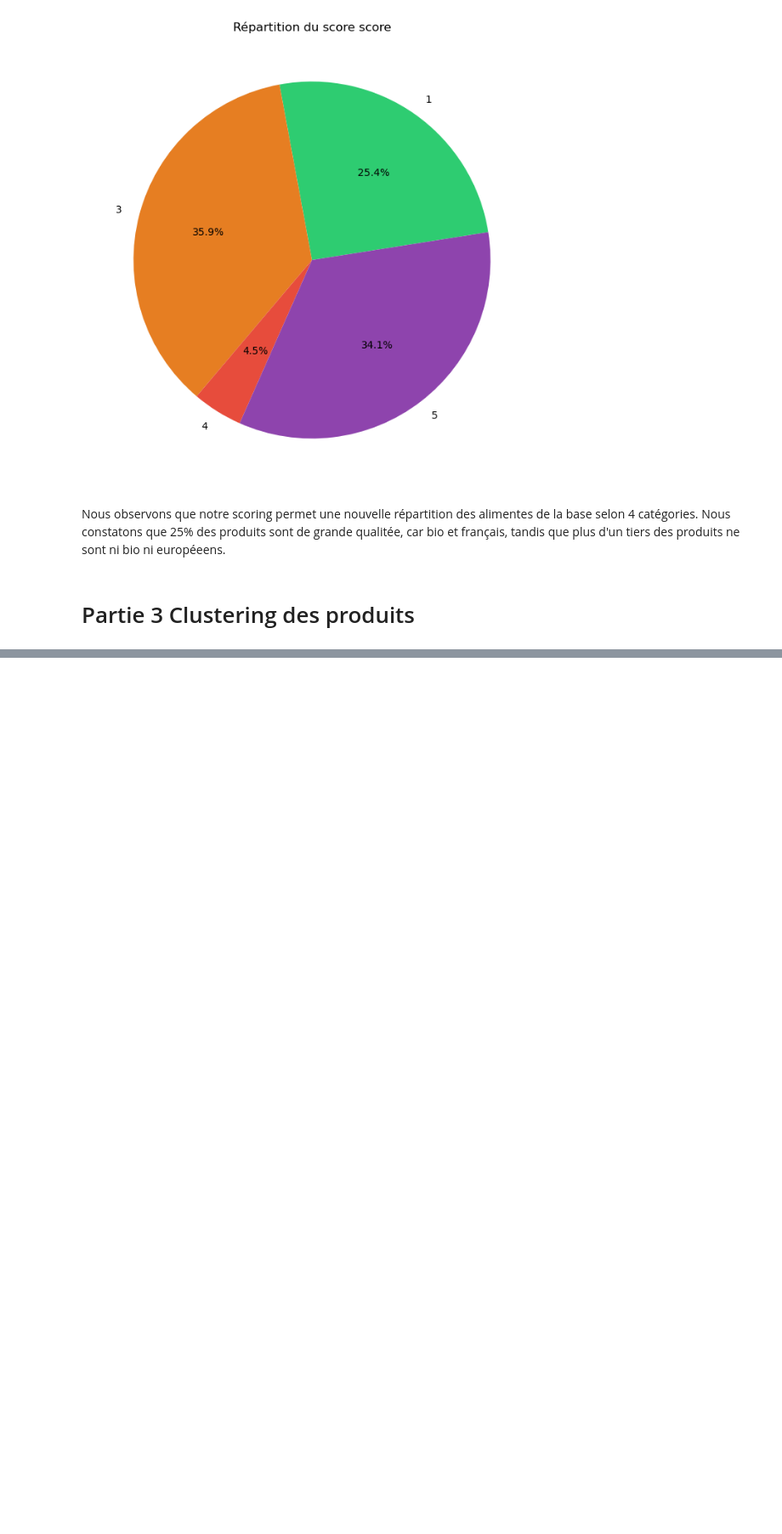
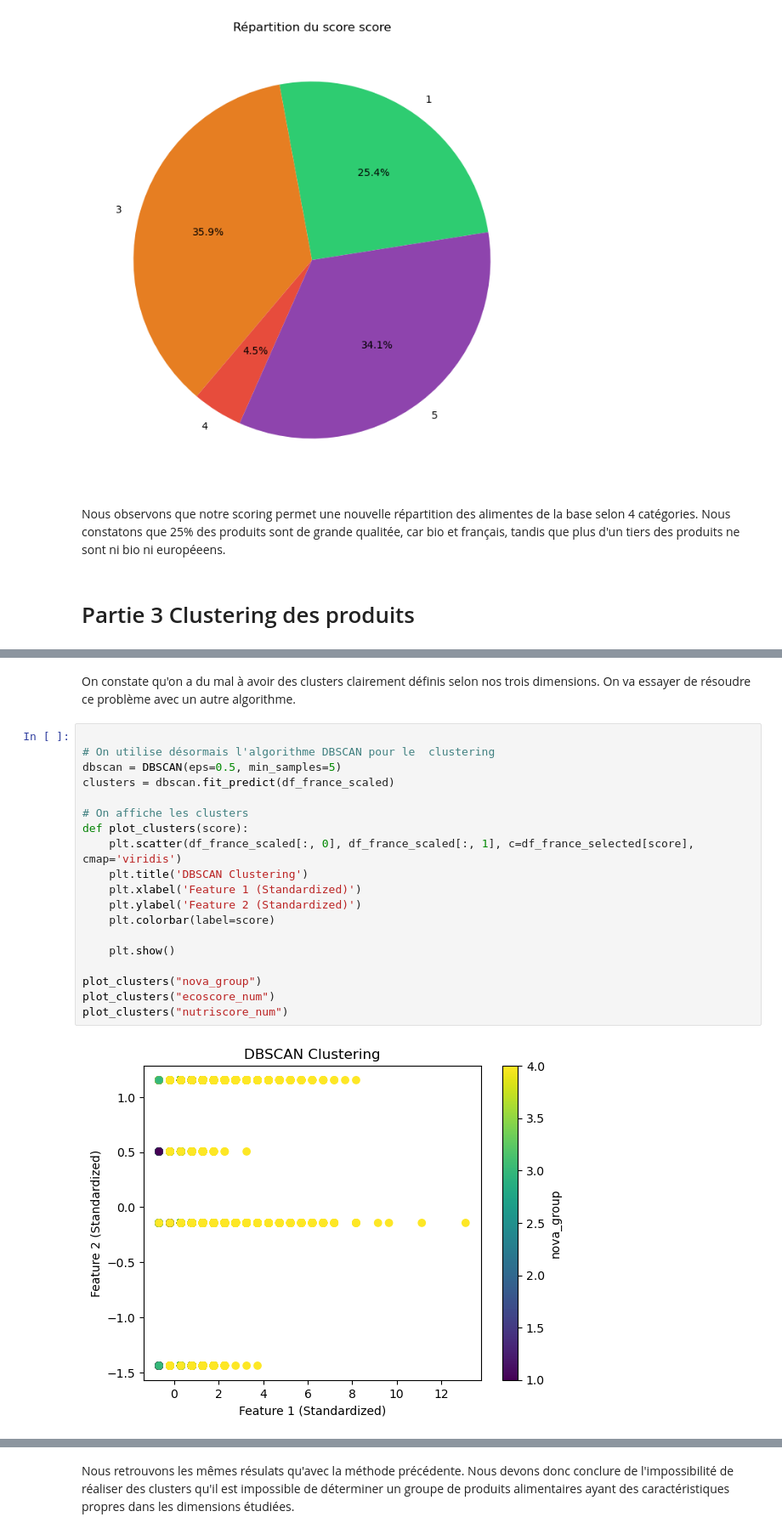
Before and after one commit to ashxivy/Projet-Python-pour-la-data-science, a Jupyter notebook: Le Nutri-Score permet il de bien consommer.ipynb, the cells around one changed output, grey strips where cells are left out. Shown at 85% size. Cells and saved outputs as stored; diff of their text form; blank space fills up the shorter version.

```diff
--- a/Le Nutri-Score permet il de bien consommer.ipynb
+++ b/Le Nutri-Score permet il de bien consommer.ipynb
@@ -1061,0 +1076,23 @@ plt.show()
+# %% [markdown]
+On constate qu'on a du mal à avoir des clusters clairement définis selon nos trois dimensions. On va essayer de résoudre ce problème avec un autre algorithme.
+# %%
+
+# On utilise désormais l'algorithme DBSCAN pour le  clustering
+dbscan = DBSCAN(eps=0.5, min_samples=5)
+clusters = dbscan.fit_predict(df_france_scaled)
+
+# On affiche les clusters
+def plot_clusters(score):
+    plt.scatter(df_france_scaled[:, 0], df_france_scaled[:, 1], c=df_france_selected[score], cmap='viridis')
+    plt.title('DBSCAN Clustering')
+    plt.xlabel('Feature 1 (Standardized)')
+    plt.ylabel('Feature 2 (Standardized)')
+    plt.colorbar(label=score)
+
+    plt.show()
+
+plot_clusters("nova_group")
+plot_clusters("ecoscore_num")
+plot_clusters("nutriscore_num")
+# %% [output]
+[figure, added]
@@ -1061,0 +1101,2 @@ plt.show()
+# %% [markdown]
+Nous retrouvons les mêmes résulats qu'avec la méthode précédente. Nous devons donc conclure de l'impossibilité de réaliser des clusters qu'il est impossible de déterminer un groupe de produits alimentaires ayant des caractéristiques propres dans les dimensions étudiées.
```
Also changed, not shown: parts of 6 cells of this notebook.
